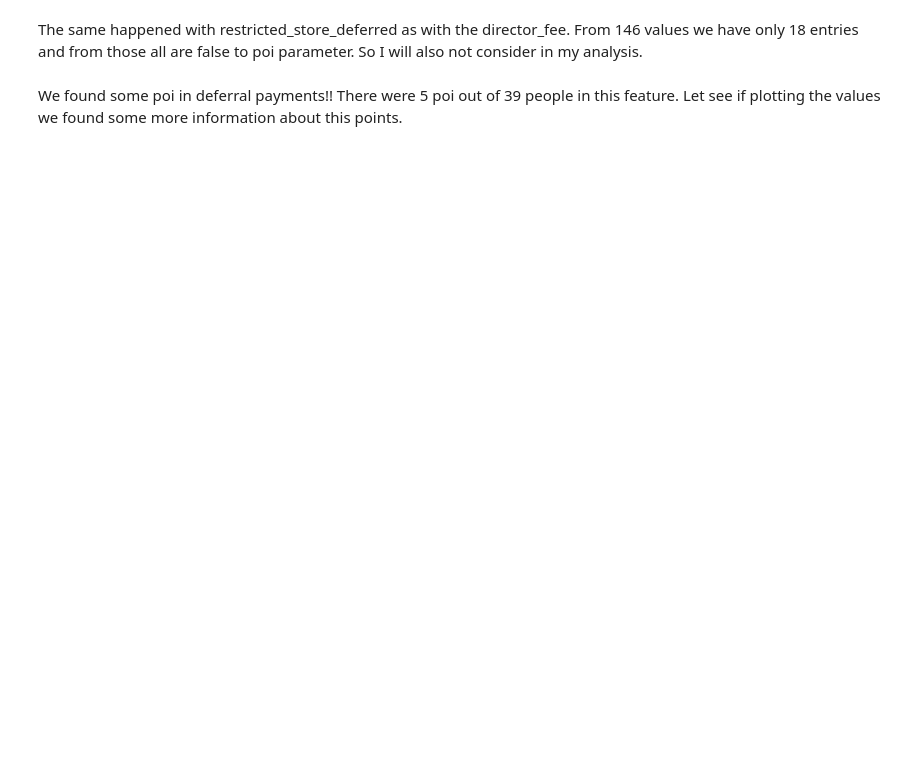
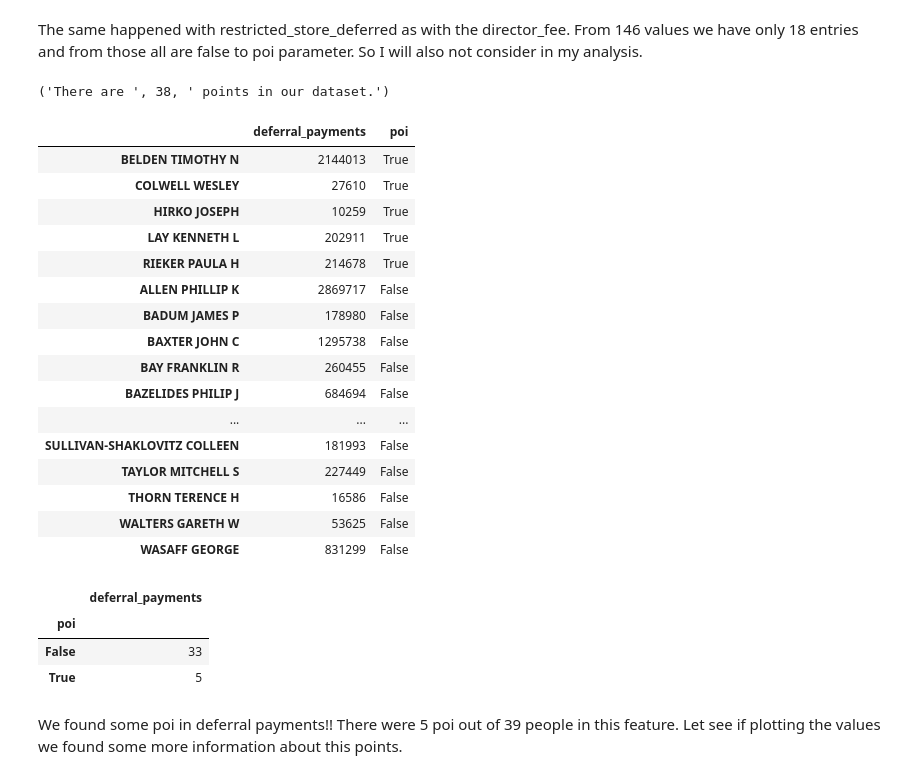
Before and after one commit to andre-yai/Udacity_MachineLearing, a Jupyter notebook: final_project/Identify Fraud from Eron Email.ipynb, the cells around one changed output. Saved outputs shown, nothing was run; the diff lists cells and outputs as text; code cells hidden in the pictures; blank space fills up the shorter version.

```diff
--- a/final_project/Identify Fraud from Eron Email.ipynb
+++ b/final_project/Identify Fraud from Eron Email.ipynb
@@ -438,11 +442,35 @@ restricted_stock_deferred_df
 # %% [markdown]
 The same happened with restricted_store_deferred as with the director_fee. From 146 values we have only 18 entries and from those all are false to poi parameter. So I will also not consider in my analysis.
 # %%
-deferral_payments_df = eron_data[eron_data.deferral_payments != 'NaN'][['deferral_payments','poi']]
+deferral_payments_df = eron_data[eron_data.deferral_payments != 0][['deferral_payments','poi']]
 print("There are ",len(deferral_payments_df)," points in our dataset.")
 deferral_payments_df
+# %% [output]
+('There are ', 38, ' points in our dataset.')
+|  | deferral_payments | poi |
+| BELDEN TIMOTHY N | 2144013 | True |
+| COLWELL WESLEY | 27610 | True |
+| HIRKO JOSEPH | 10259 | True |
+| LAY KENNETH L | 202911 | True |
+| RIEKER PAULA H | 214678 | True |
+| ALLEN PHILLIP K | 2869717 | False |
+| BADUM JAMES P | 178980 | False |
+| BAXTER JOHN C | 1295738 | False |
+| BAY FRANKLIN R | 260455 | False |
+| BAZELIDES PHILIP J | 684694 | False |
+| ... | ... | ... |
+| SULLIVAN-SHAKLOVITZ COLLEEN | 181993 | False |
+| TAYLOR MITCHELL S | 227449 | False |
+| THORN TERENCE H | 16586 | False |
+| WALTERS GARETH W | 53625 | False |
+| WASAFF GEORGE | 831299 | False |
 # %%
 deferral_payments_df.groupby('poi').count()
+# %% [output]
+|  | deferral_payments |
+| poi |  |
+| False | 33 |
+| True | 5 |
 # %% [markdown]
 We found some poi in deferral payments!! There were 5 poi out of 39 people in this feature. Let see  if plotting the values we found some more information about this points.
 # %%
```
Also changed, not shown: parts of 48 cells of this notebook, 4 other files.
